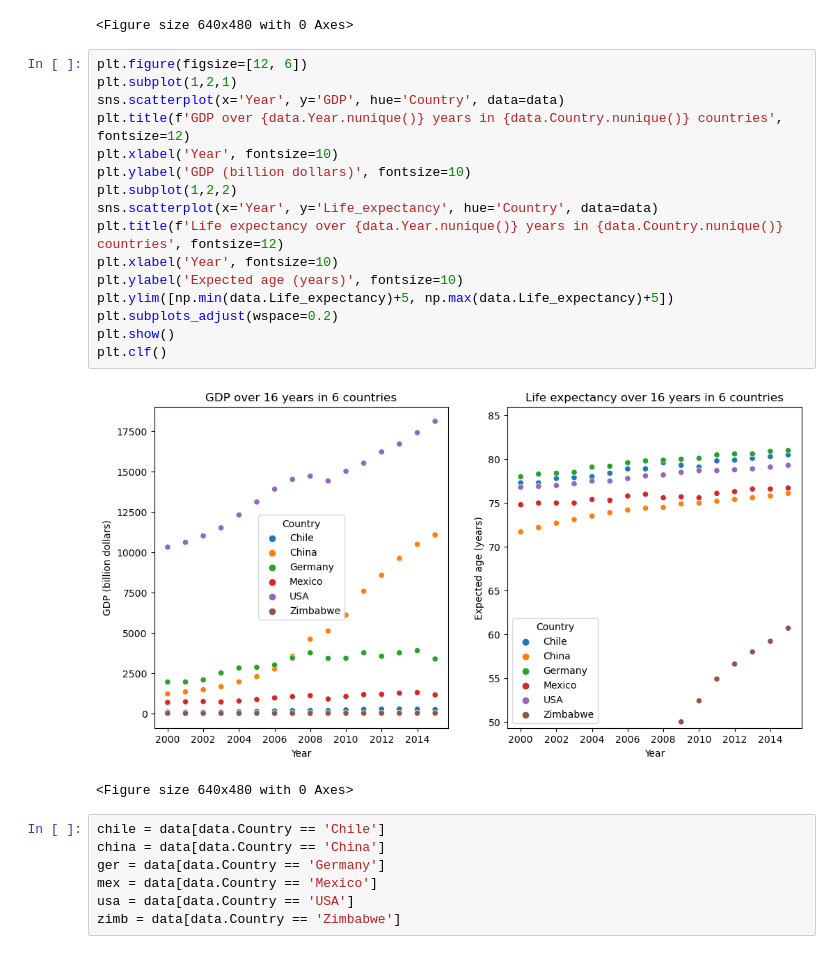
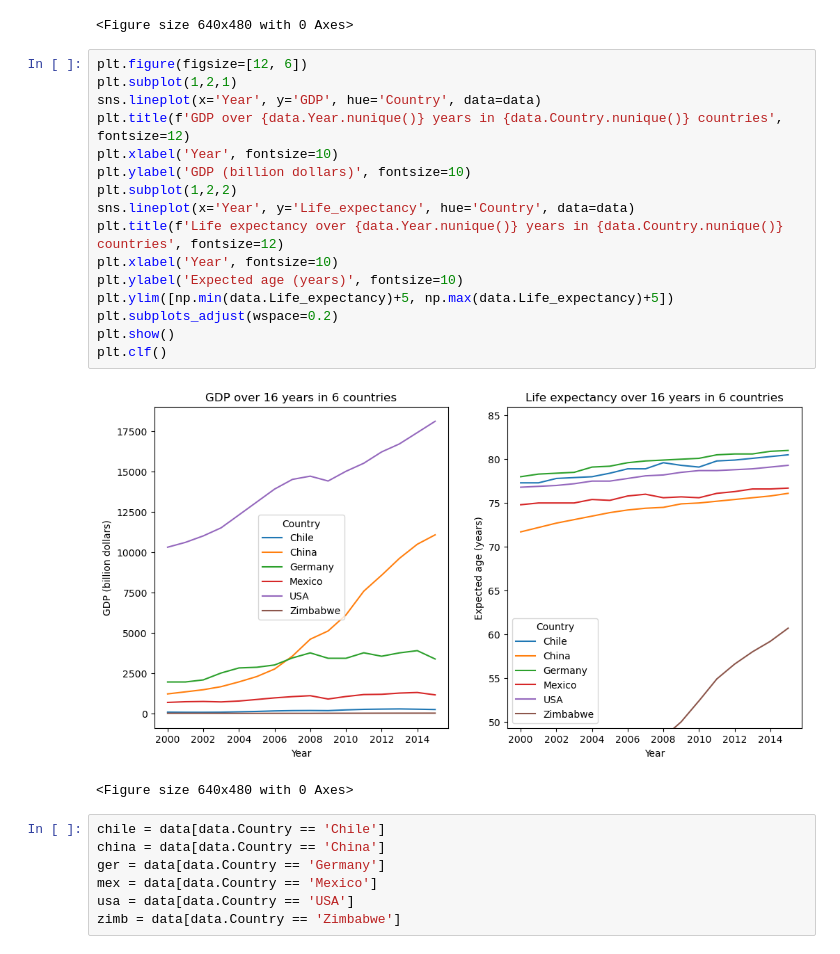
Before and after one commit to LiZoMark841619/GDP_Life_expectancy, a Jupyter notebook: GDP_Life_expectancy/life_expectancy_gdp.ipynb, the cells around one changed output. Drawn from its saved outputs; the diff is of its cells as text.

```diff
--- a/GDP_Life_expectancy/life_expectancy_gdp.ipynb
+++ b/GDP_Life_expectancy/life_expectancy_gdp.ipynb
@@ -149,21 +149,21 @@ plt.clf()
 # %%
 plt.figure(figsize=[12, 6])
 plt.subplot(1,2,1)
-sns.scatterplot(x='Year', y='GDP', hue='Country', data=data)
+sns.lineplot(x='Year', y='GDP', hue='Country', data=data)
 plt.title(f'GDP over {data.Year.nunique()} years in {data.Country.nunique()} countries', fontsize=12)
 plt.xlabel('Year', fontsize=10)
 plt.ylabel('GDP (billion dollars)', fontsize=10)
 plt.subplot(1,2,2)
-sns.scatterplot(x='Year', y='Life_expectancy', hue='Country', data=data)
+sns.lineplot(x='Year', y='Life_expectancy', hue='Country', data=data)
 plt.title(f'Life expectancy over {data.Year.nunique()} years in {data.Country.nunique()} countries', fontsize=12)
 plt.xlabel('Year', fontsize=10)
 plt.ylabel('Expected age (years)', fontsize=10)
 plt.ylim([np.min(data.Life_expectancy)+5, np.max(data.Life_expectancy)+5])
 plt.subplots_adjust(wspace=0.2)
 plt.show()
 plt.clf()
 # %% [output]
-[figure, old version]
+[figure, new version]
 <Figure size 640x480 with 0 Axes>
 # %%
 chile = data[data.Country == 'Chile']
```
Also changed, not shown: parts of 1 cell of this notebook.
